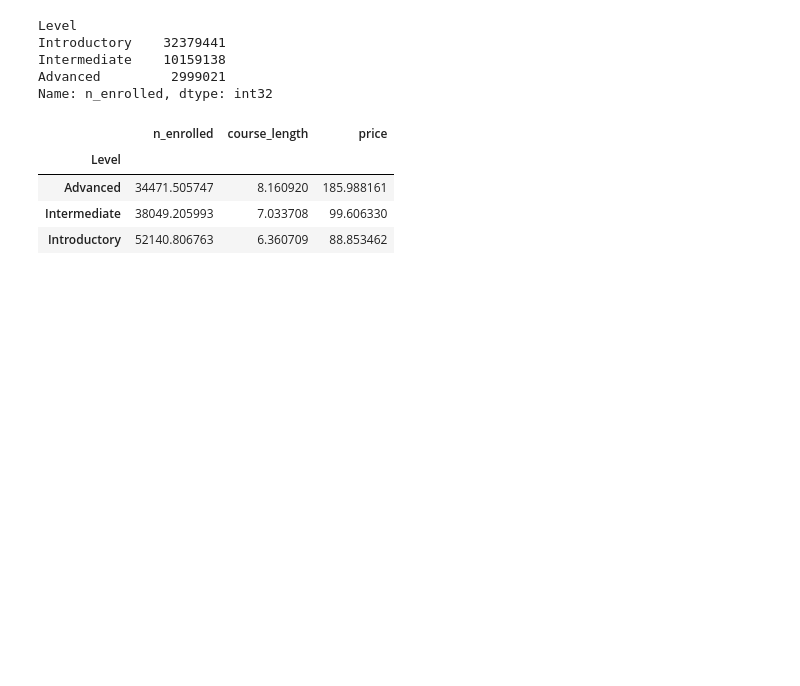
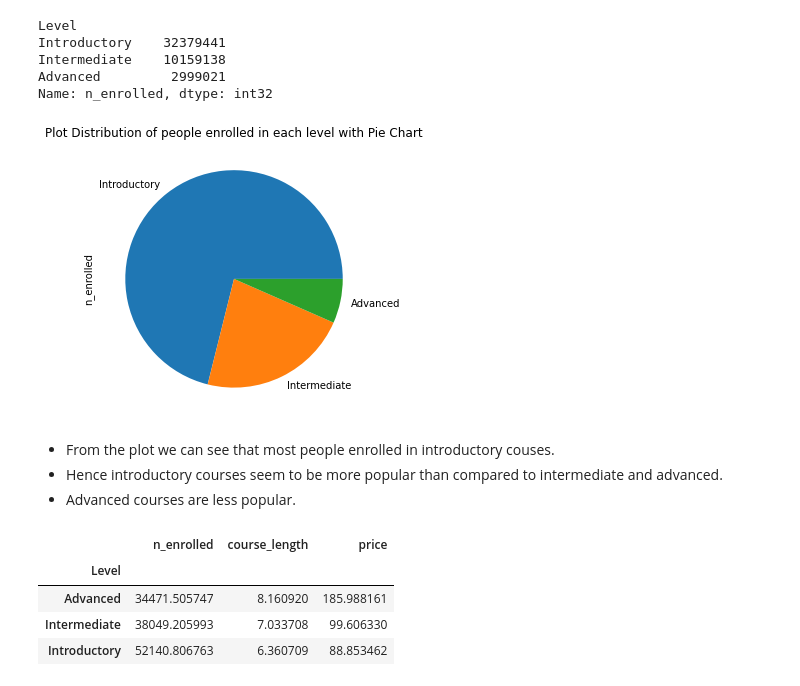
Before and after one commit to yarlapatiswathi/Edx_Udemy_EDA, a Jupyter notebook: Udemy Portfolio project.ipynb, the cells around one changed output. Cells and saved outputs as stored; diff of their text form; code cells hidden in the pictures; blank space fills up the shorter version.

```diff
--- a/Udemy Portfolio project.ipynb
+++ b/Udemy Portfolio project.ipynb
@@ -194,6 +216,17 @@ Introductory    32379441
 Intermediate    10159138
 Advanced         2999021
 Name: n_enrolled, dtype: int32
+# %%
+# Plot Distribution of people enrolled in each level with Pie Chart
+plt.figure(figsize=(10,5))
+grp_level.sum()['n_enrolled'].sort_values(ascending=False).plot(kind='pie',normalize=True).set(title='Plot Distribution of people enrolled in each level with Pie Chart')
+plt.show()
+# %% [output]
+[figure, added]
+# %% [markdown]
+- From the plot we can see that most people enrolled in introductory couses.
+- Hence introductory courses seem to be more popular than compared to intermediate and advanced.
+- Advanced courses are less popular.
 # %%
 grp_level.mean()
 # %% [output]
```
Also changed, not shown: parts of 20 cells of this notebook.
